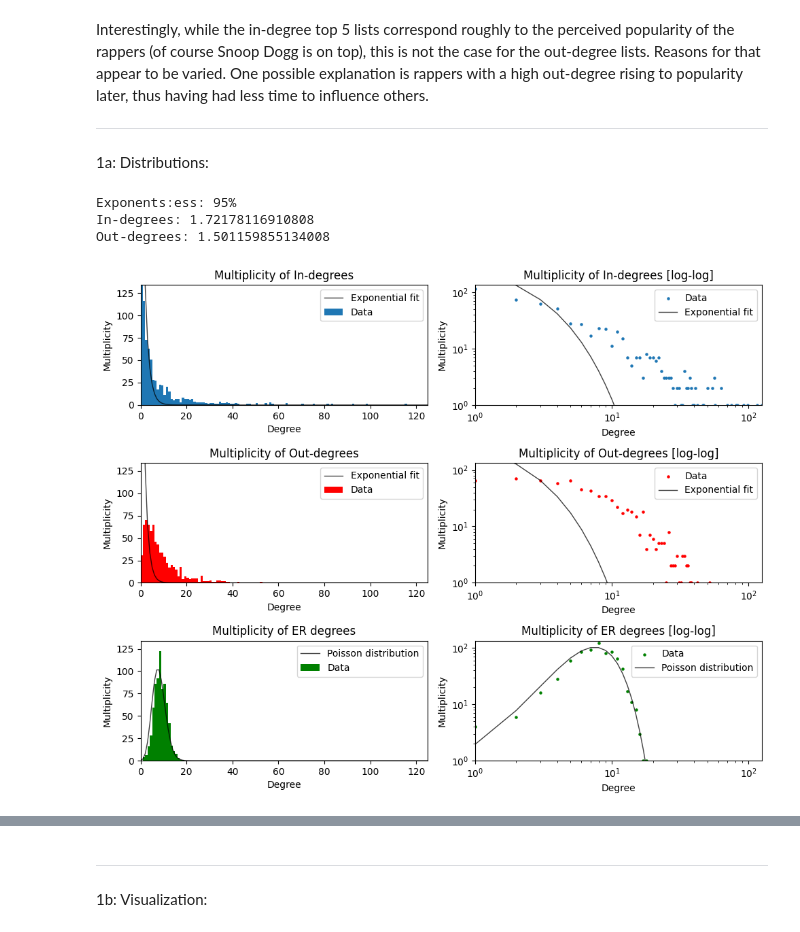
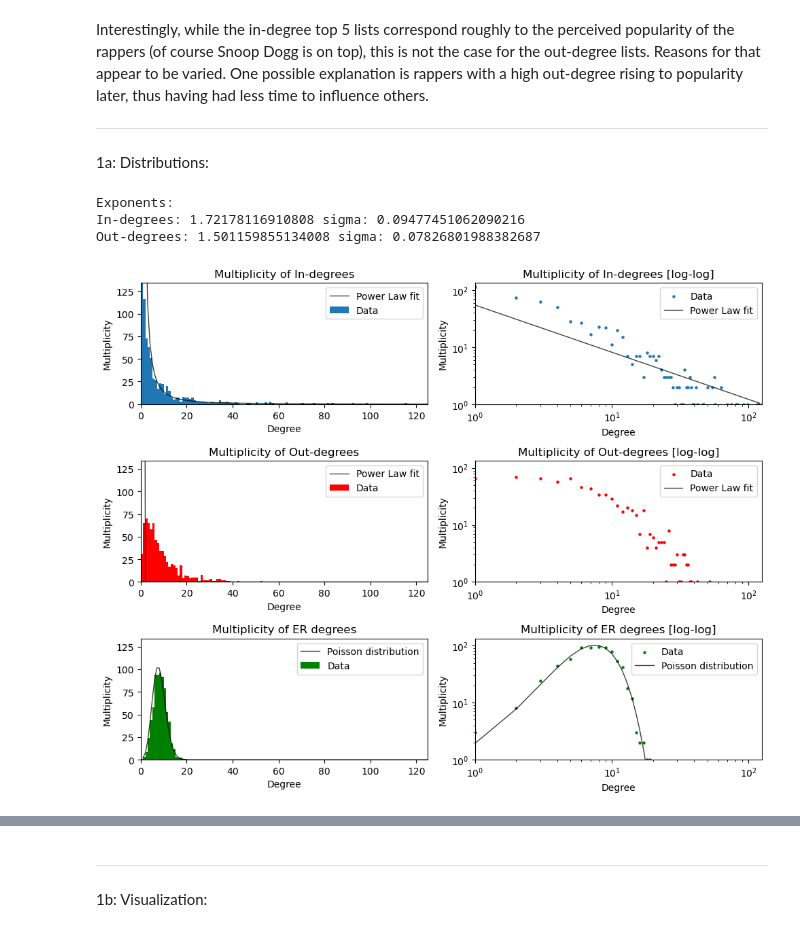
Before and after one commit to andste97/socialgraphs2023f-project, a Jupyter notebook: assignments/Assignment2.ipynb, the cells around one changed output, grey strips where cells are left out. Cells and saved outputs as stored; diff of their text form; code cells hidden in the pictures.

```diff
--- a/assignments/Assignment2.ipynb
+++ b/assignments/Assignment2.ipynb
@@ -306,7 +309,7 @@ Interestingly, while the in-degree top 5 lists correspond roughly to the perceiv
 import pandas as p
 import matplotlib.pyplot as plt
 import powerlaw
-from scipy.stats import expon, poisson
+import scipy.stats as sps
 
 
 # Degree multiplicities
@@ -315,7 +318,7 @@ out_degrees_counts = p.Series(out_degrees.values()).value_counts()
 
 max_degree = max([max(in_degrees_counts.index), max(out_degrees_counts.index)])
 max_multiplicity = max([max(in_degrees_counts.values), max(out_degrees_counts.values)])
-range_x = range(max_degree + 1)
+range_x = range(1, max_degree + 1)
 
 in_degrees_counts_interp = in_degrees_counts.reindex(range(max_degree+1), fill_value=0).sort_index()
 out_degrees_counts_interp = out_degrees_counts.reindex(range(max_degree+1), fill_value=0).sort_index()
@@ -328,8 +331,11 @@ exp_in = fit_in.alpha
 exp_out = fit_out.alpha
 
 print("Exponents:")
-print("In-degrees: " + str(exp_in))
-print("Out-degrees: " + str(exp_out))
+print("In-degrees: " + str(exp_in) + " sigma: " + str(fit_in.sigma))
+print("Out-degrees: " + str(exp_out) + " sigma: " + str(fit_out.sigma))
+
+def fpl(x, a):
+    return x ** (-a)
 
 # Random Graph
 er_graph = nx.gnp_random_graph(count_nodes, (count_edges/count_nodes)/(count_nodes-1)) # edges per node / nodes-1 = p
@@ -341,14 +347,14 @@ plt.rcParams['figure.figsize'] = [10, 8]  # global setting
 fig, axs = plt.subplots(3, 2)
 
 axs[0,0].bar(in_degrees_counts.index, in_degrees_counts.values, align='edge', width=1, label='Data')
-axs[0,0].plot(range_x, expon.pdf(range_x, 0, exp_in) * count_nodes, 'k-', lw=1, alpha=.75, label='Exponential fit')
+axs[0,0].plot(range_x, fpl(range_x, exp_in) * count_nodes, 'k-', lw=1, alpha=.75, label='Power Law fit')
 axs[0,0].set_title('Multiplicity of In-degrees')
 axs[0,0].set_xlim(0, max_degree)
 axs[0,0].set_ylim(0, max_multiplicity)
 axs[0,0].legend()
 
 axs[0,1].scatter(in_degrees_counts.index, in_degrees_counts.values, s=5, label='Data')
-axs[0,1].plot(range_x, expon.pdf(range_x, 0, exp_in) * count_nodes, 'k-', lw=1, alpha=.75, label='Exponential fit')
+axs[0,1].plot(range_x, fpl(range_x, exp_in) * count_nodes, 'k-', lw=1, alpha=.75, label='Power Law fit')
 axs[0,1].set_yscale('log')
 axs[0,1].set_xscale('log')
 axs[0,1].set_title('Multiplicity of In-degrees [log-log]')
@@ -357,43 +363,43 @@ axs[0,1].set_ylim(1, max_multiplicity)
 axs[0,1].legend()
 
 axs[1,0].bar(out_degrees_counts.index, out_degrees_counts.values, align='edge', width=1, label='Data', color="red")
-axs[1,0].plot(range_x, expon.pdf(range_x, 0, exp_out) * count_nodes, 'k-', lw=1, alpha=.75, label='Exponential fit')
+axs[1,0].plot(range_x, fpl(range_x, exp_out) * count_nodes, 'k-', lw=1, alpha=.75, label='Power Law fit')
 axs[1,0].set_title('Multiplicity of Out-degrees')
 axs[1,0].set_xlim(0, max_degree)
 axs[1,0].set_ylim(0, max_multiplicity)
 axs[1,0].legend()
 
 axs[1,1].scatter(out_degrees_counts.index, out_degrees_counts.values, s=5, label='Data', color="red")
-axs[1,1].plot(range_x, expon.pdf(range_x, 0, exp_out) * count_nodes, 'k-', lw=1, alpha=.75, label='Exponential fit')
+axs[1,1].plot(range_x, fpl(range_x, exp_out) * count_nodes, 'k-', lw=1, alpha=.75, label='Power Law fit')
 axs[1,1].set_yscale('log')
 axs[1,1].set_xscale('log')
 axs[1,1].set_title('Multiplicity of Out-degrees [log-log]')
 axs[1,1].set_xlim(1, max_degree)
 axs[1,1].set_ylim(1, max_multiplicity)
 axs[1,1].legend()
 
 axs[2,0].bar(er_degrees_counts.index, er_degrees_counts.values, align='edge', width=1, label='Data', color="green")
-axs[2,0].plot(range_x, poisson.pmf(range_x, (count_edges/count_nodes)) * count_nodes, 'k-', lw=1, alpha=.75, label='Poisson distribution')
+axs[2,0].plot(range_x, sps.poisson.pmf(range_x, (count_edges/count_nodes)) * count_nodes, 'k-', lw=1, alpha=.75, label='Poisson distribution')
 axs[2,0].set_title('Multiplicity of ER degrees')
 axs[2,0].set_xlim(0, max_degree)
 axs[2,0].set_ylim(0, max_multiplicity)
 axs[2,0].legend()
 
 axs[2,1].scatter(er_degrees_counts.index, er_degrees_counts.values, s=5, label='Data', color="green")
-axs[2,1].plot(range_x, poisson.pmf(range_x, (count_edges/count_nodes)) * count_nodes, 'k-', lw=1, alpha=.75, label='Poisson distribution')
+axs[2,1].plot(range_x, sps.poisson.pmf(range_x, (count_edges/count_nodes)) * count_nodes, 'k-', lw=1, alpha=.75, label='Poisson distribution')
 axs[2,1].set_yscale('log')
 axs[2,1].set_xscale('log')
 axs[2,1].set_title('Multiplicity of ER degrees [log-log]')
 axs[2,1].set_xlim(1, max_degree)
 axs[2,1].set_ylim(1, max_multiplicity)
 axs[2,1].legend()
 
 for ax in axs.flat:
     ax.set(xlabel='Degree', ylabel='Multiplicity')
 
 fig.tight_layout()
 # %% [output]
-Exponents:ess: 95%
-In-degrees: 1.72178116910808
-Out-degrees: 1.501159855134008
+Exponents:
+In-degrees: 1.72178116910808 sigma: 0.09477451062090216
+Out-degrees: 1.501159855134008 sigma: 0.07826801988382687
-[figure, old version]
+[figure, new version]
```
Also changed, not shown: parts of 4 cells of this notebook.
